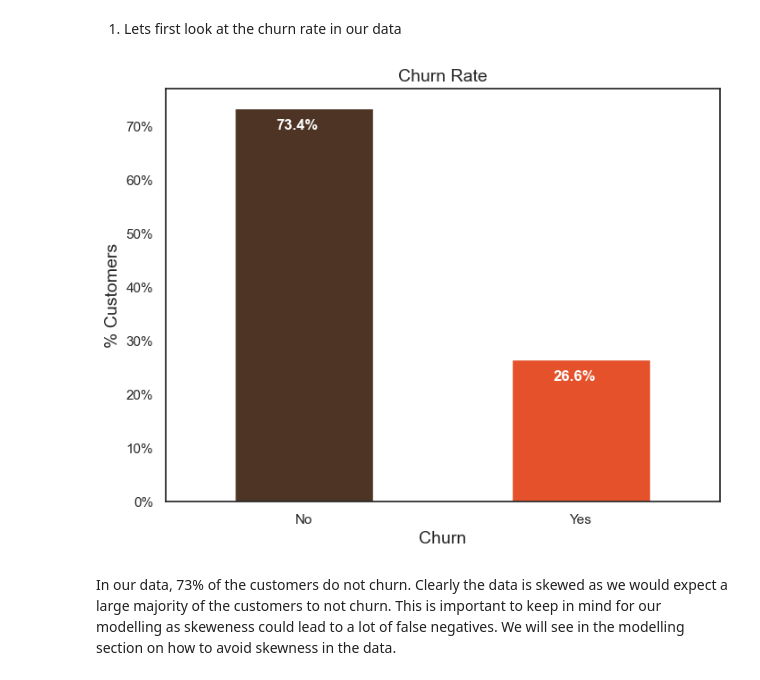
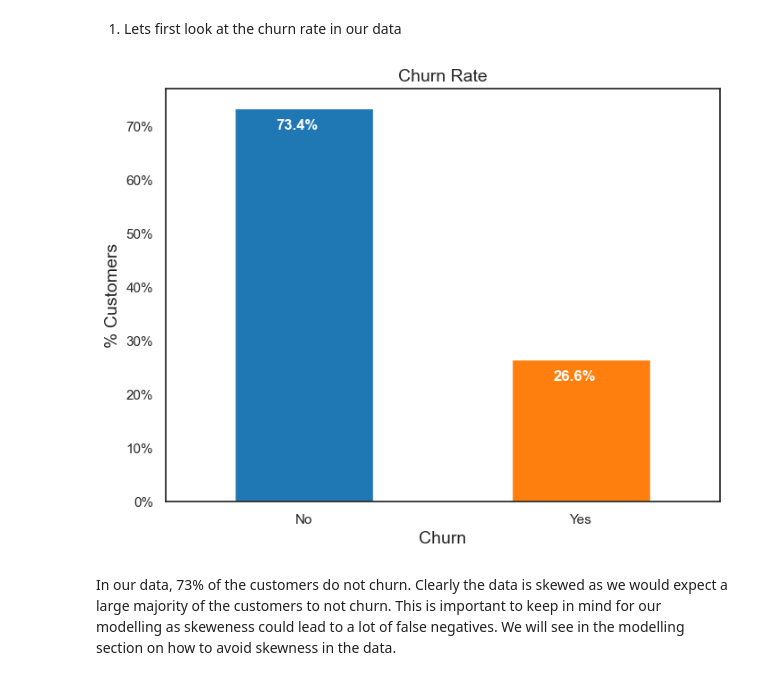
Before and after one commit to praveengolla07/Telecom, a Jupyter notebook: notebooks/telecom-churn-prediction.ipynb, the cells around one changed output. Cells and saved outputs as stored; diff of their text form; code cells hidden in the pictures.

```diff
--- a/notebooks/telecom-churn-prediction.ipynb
+++ b/notebooks/telecom-churn-prediction.ipynb
@@ -144,7 +152,8 @@ Let us first start with exploring our data set, to better understand the pattern
 # %% [markdown]
 1. **Gender Distribution** - About half of the customers in our data set are male while the other half are female
 # %%
-colors = ['#4D3425','#E4512B']
+colors = ['#1f77b4', '#ff7f0e']
+
 ax = (telecom_cust['gender'].value_counts()*100.0 /len(telecom_cust)).plot(kind='bar',
                                                                            stacked = True,
                                                                           rot = 0,
@@ -347,36 +358,37 @@ telecom_cust[['MonthlyCharges', 'TotalCharges']].plot.scatter(x = 'MonthlyCharge
 # %% [markdown]
 1. Lets first look at the churn rate in our data
 # %%
-colors = ['#4D3425','#E4512B']
+colors = ['#1f77b4', '#ff7f0e']
+
 ax = (telecom_cust['Churn'].value_counts()*100.0 / len(telecom_cust)).plot(kind='bar',
                                                                            stacked=True,
                                                                            rot=0,
                                                                            color=colors,
                                                                            figsize=(8, 6))
 ax.yaxis.set_major_formatter(mtick.PercentFormatter())
 ax.set_ylabel('% Customers', size=14)
 ax.set_xlabel('Churn', size=14)
 ax.set_title('Churn Rate', size=14)
 
 # Create a list to collect the plt.patches data
 totals = []
 
 # Find the values and append to the list
 for i in ax.patches:
     totals.append(i.get_height())
 
 # Set individual bar labels using the above list
 total = sum(totals)
 
 for i in ax.patches:
     # get_width pulls left or right; get_y pushes up or down
     ax.text(i.get_x() + .15, i.get_height() - 4.0,
             str(round((i.get_height() / total) * 100, 1)) + '%',
             fontsize=12,
             color='white',
             weight='bold')
 # %% [output]
-[figure, old version]
+[figure, new version]
 # %% [markdown]
 In our data, 73% of the customers do not churn. Clearly the data is skewed as we would expect a large majority of the customers to not churn. This is important to keep in mind for our modelling as skeweness could lead to a lot of false negatives. We will see in the modelling section on how to avoid skewness in the data.
 # %% [markdown]
```
Also changed, not shown: parts of 11 cells of this notebook, 1 other file.
